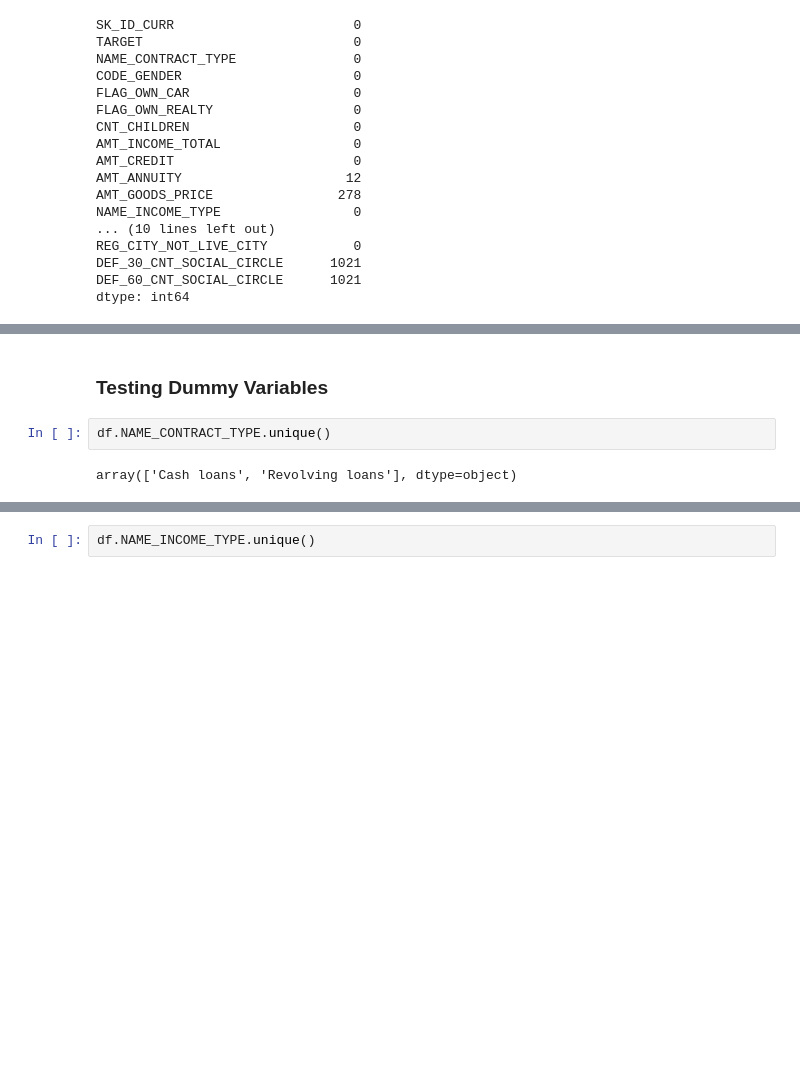
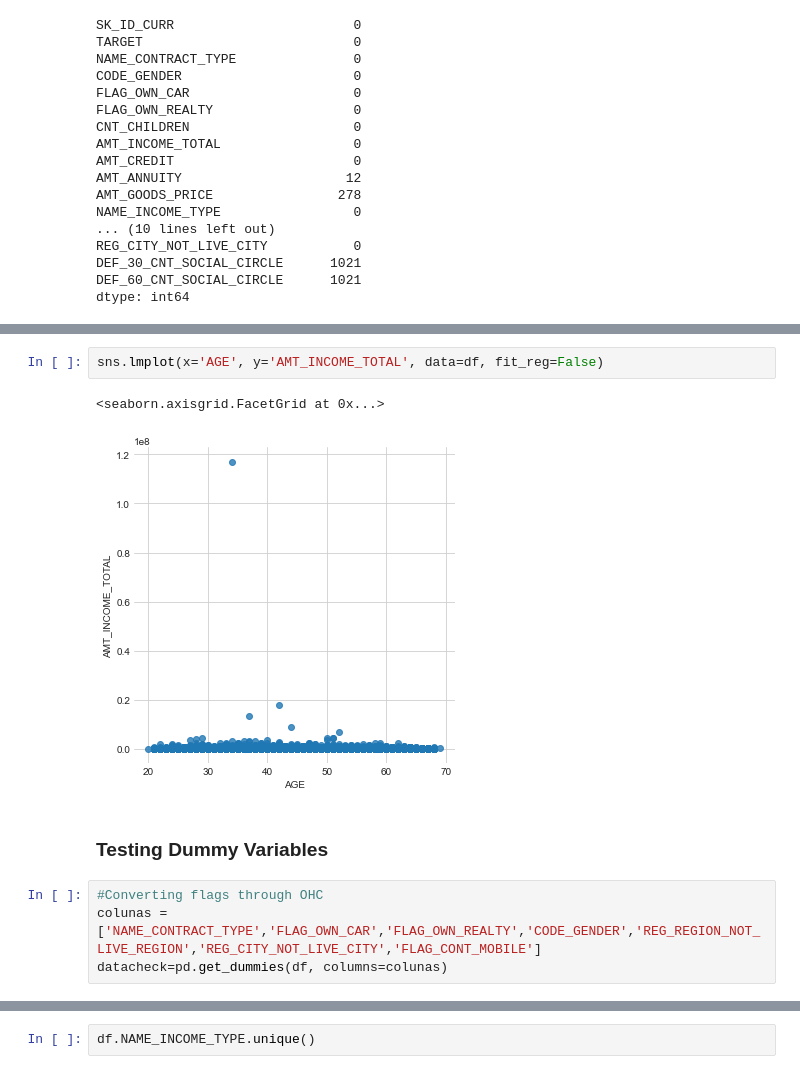
Before and after one commit to LuizFelipeAG/credit_check, a Jupyter notebook: loan_check_testbook.ipynb, the cells around one changed output, grey strips where cells are left out. Drawn from its saved outputs; the diff is of its cells as text; blank space fills up the shorter version.

```diff
--- a/loan_check_testbook.ipynb
+++ b/loan_check_testbook.ipynb
@@ -236,6 +255,11 @@ df.describe().T
+# %%
+sns.lmplot(x='AGE', y='AMT_INCOME_TOTAL', data=df, fit_reg=False)
+# %% [output]
+<seaborn.axisgrid.FacetGrid at 0x...>
+[figure, added]
 # %% [markdown]
 ### Testing Dummy Variables
-# %%
-df.NAME_CONTRACT_TYPE.unique()
-# %% [output]
-array(['Cash loans', 'Revolving loans'], dtype=object)
+# %%
+#Converting flags through OHC
+colunas = ['NAME_CONTRACT_TYPE','FLAG_OWN_CAR','FLAG_OWN_REALTY','CODE_GENDER','REG_REGION_NOT_LIVE_REGION','REG_CITY_NOT_LIVE_CITY','FLAG_CONT_MOBILE']
+datacheck=pd.get_dummies(df, columns=colunas)
```
Also changed, not shown: parts of 14 cells of this notebook.
